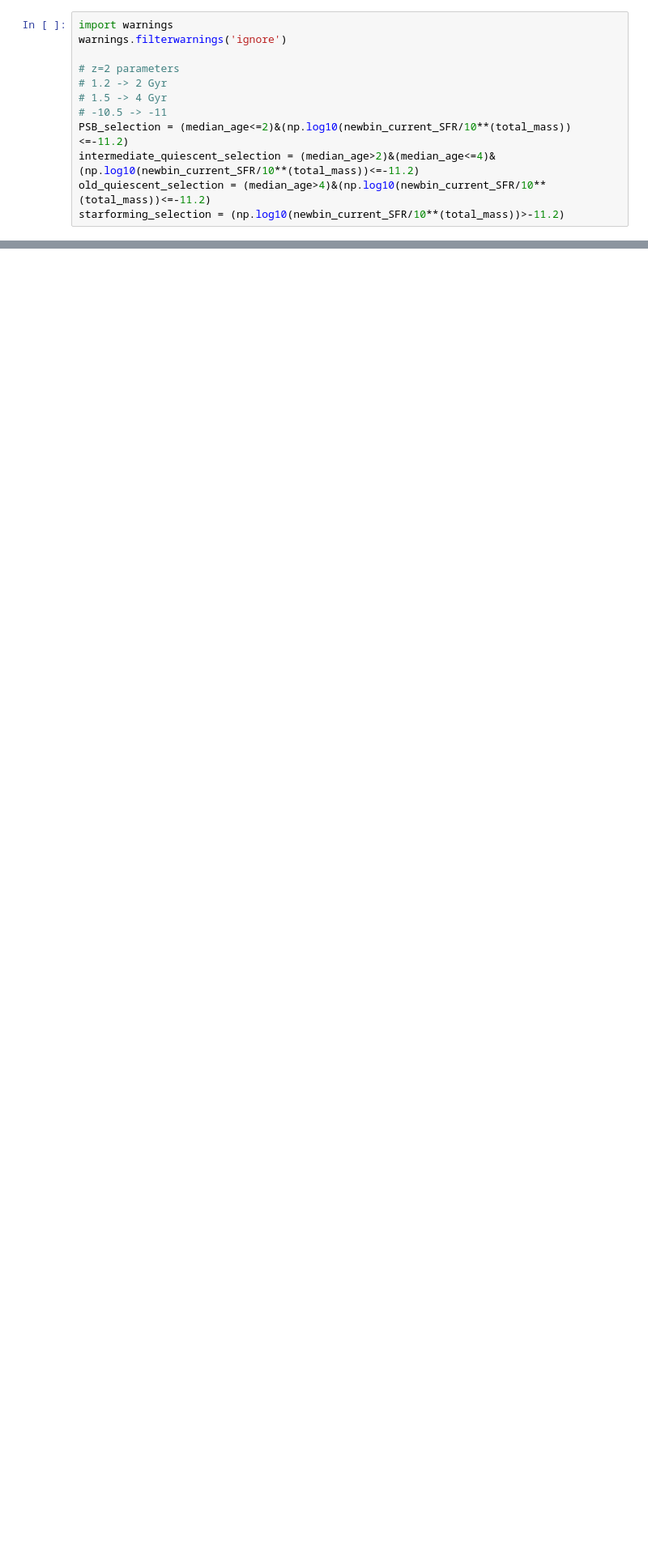
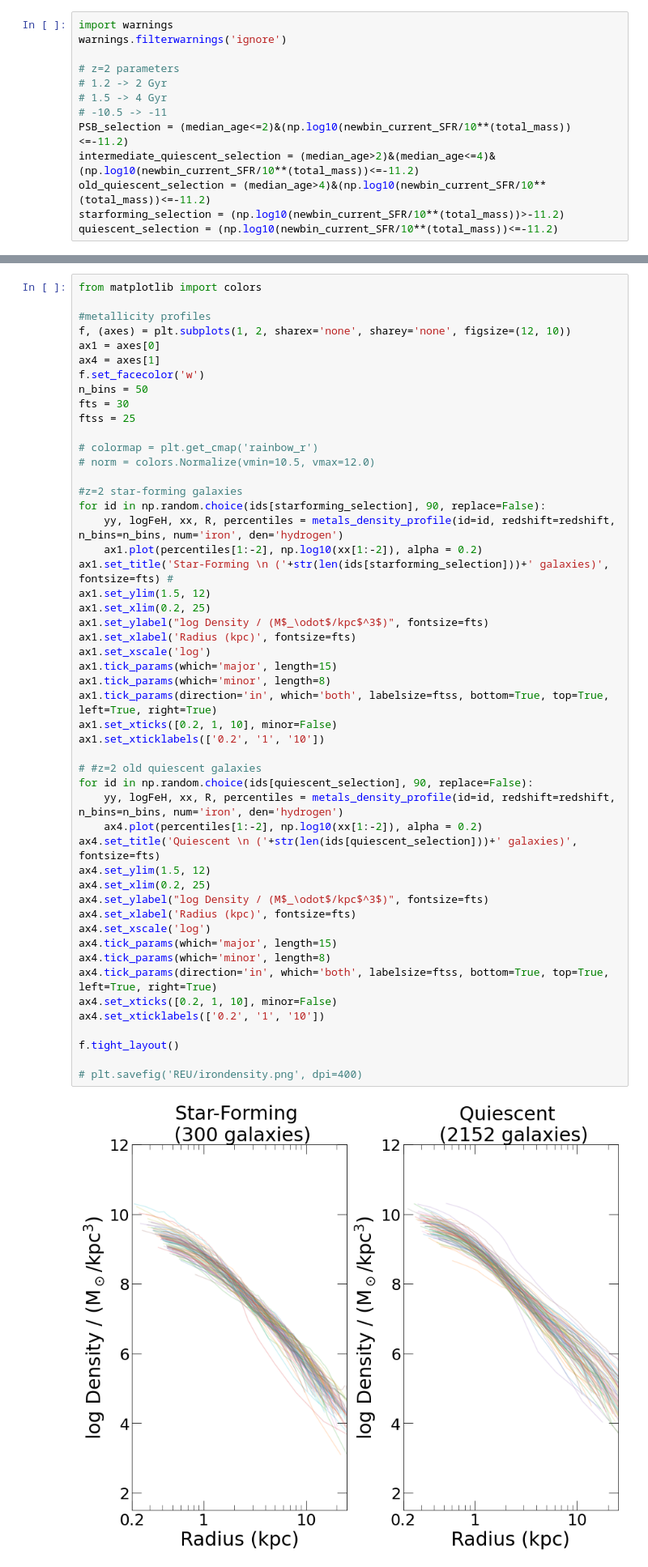
Before and after one commit to jk3sxp/Pathak_2021, a Jupyter notebook: z=0.7_Abundance_Profiles.ipynb, the cells around one changed output, grey strips where cells are left out. Shown at 81% size. Cells and saved outputs as stored; diff of their text form; blank space fills up the shorter version.

```diff
--- a/z=0.7_Abundance_Profiles.ipynb
+++ b/z=0.7_Abundance_Profiles.ipynb
@@ -54,6 +54,7 @@ PSB_selection = (median_age<=2)&(np.log10(newbin_current_SFR/10**(total_mass))<=
 intermediate_quiescent_selection = (median_age>2)&(median_age<=4)&(np.log10(newbin_current_SFR/10**(total_mass))<=-11.2)
 old_quiescent_selection = (median_age>4)&(np.log10(newbin_current_SFR/10**(total_mass))<=-11.2)
 starforming_selection = (np.log10(newbin_current_SFR/10**(total_mass))>-11.2)
+quiescent_selection = (np.log10(newbin_current_SFR/10**(total_mass))<=-11.2)
 # %% [markdown]
 # [Fe/H]
 
@@ -256,0 +364,52 @@ f.tight_layout()
+# %%
+from matplotlib import colors
+
+#metallicity profiles
+f, (axes) = plt.subplots(1, 2, sharex='none', sharey='none', figsize=(12, 10))
+ax1 = axes[0]
+ax4 = axes[1]
+f.set_facecolor('w')
+n_bins = 50
+fts = 30
+ftss = 25
+
+# colormap = plt.get_cmap('rainbow_r')
+# norm = colors.Normalize(vmin=10.5, vmax=12.0)
+
+#z=2 star-forming galaxies
+for id in np.random.choice(ids[starforming_selection], 90, replace=False):
+    yy, logFeH, xx, R, percentiles = metals_density_profile(id=id, redshift=redshift, n_bins=n_bins, num='iron', den='hydrogen')
+    ax1.plot(percentiles[1:-2], np.log10(xx[1:-2]), alpha = 0.2)
+ax1.set_title('Star-Forming \n ('+str(len(ids[starforming_selection]))+' galaxies)', fontsize=fts) #
+ax1.set_ylim(1.5, 12)
+ax1.set_xlim(0.2, 25)
+ax1.set_ylabel("log Density / (M$_\odot$/kpc$^3$)", fontsize=fts)
+ax1.set_xlabel('Radius (kpc)', fontsize=fts)
+ax1.set_xscale('log')
+ax1.tick_params(which='major', length=15)
+ax1.tick_params(which='minor', length=8)
+ax1.tick_params(direction='in', which='both', labelsize=ftss, bottom=True, top=True, left=True, right=True)
+ax1.set_xticks([0.2, 1, 10], minor=False)
+ax1.set_xticklabels(['0.2', '1', '10'])
+
+# #z=2 old quiescent galaxies
+for id in np.random.choice(ids[quiescent_selection], 90, replace=False):
+    yy, logFeH, xx, R, percentiles = metals_density_profile(id=id, redshift=redshift, n_bins=n_bins, num='iron', den='hydrogen')
+    ax4.plot(percentiles[1:-2], np.log10(xx[1:-2]), alpha = 0.2)
+ax4.set_title('Quiescent \n ('+str(len(ids[quiescent_selection]))+' galaxies)', fontsize=fts)
+ax4.set_ylim(1.5, 12)
+ax4.set_xlim(0.2, 25)
+ax4.set_ylabel("log Density / (M$_\odot$/kpc$^3$)", fontsize=fts)
+ax4.set_xlabel('Radius (kpc)', fontsize=fts)
+ax4.set_xscale('log')
+ax4.tick_params(which='major', length=15)
+ax4.tick_params(which='minor', length=8)
+ax4.tick_params(direction='in', which='both', labelsize=ftss, bottom=True, top=True, left=True, right=True)
+ax4.set_xticks([0.2, 1, 10], minor=False)
+ax4.set_xticklabels(['0.2', '1', '10'])
+
+f.tight_layout()
+
+# plt.savefig('REU/irondensity.png', dpi=400)
+# %% [output]
+[figure, added]
```
Also changed, not shown: parts of 41 cells of this notebook, 2 other files.
